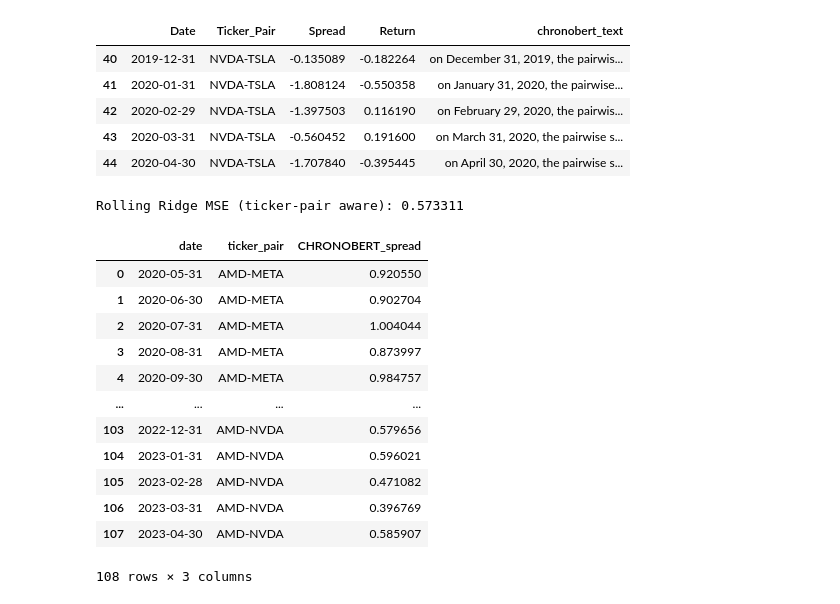
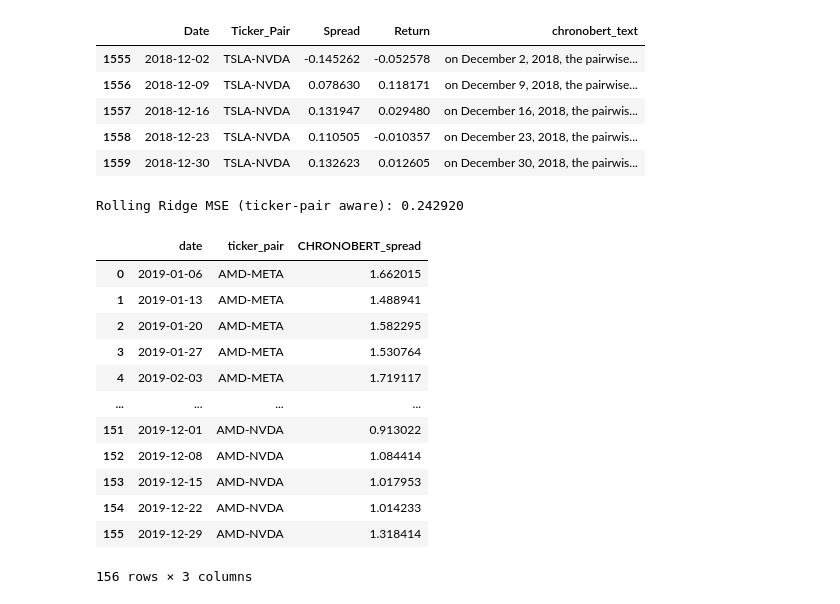
Before and after one commit to chackett24/CHRONO_pairs, a Jupyter notebook: chronobert.ipynb, the cells around one changed output. Drawn from its saved outputs; the diff is of its cells as text; code cells hidden in the pictures.

```diff
--- a/chronobert.ipynb
+++ b/chronobert.ipynb
@@ -1,35 +1,35 @@
 # %%
 import pandas as pd
 from dateutil.relativedelta import relativedelta
 
 
 
-df = pd.read_csv("outputs/spreads.csv")
+df = pd.read_csv("outputs/spreads_weekly_large.csv")
 
 
 df["formatted_date"] = pd.to_datetime(df["Date"]).dt.strftime("on %B %-d, %Y")
 df.rename(columns={"Ticker Pair": "Ticker_Pair"}, inplace=True)
 
 
 df[["tick1", "tick2"]] = df["Ticker_Pair"].str.split("-", expand=True)
 
 
 df["chronobert_text"] = (
     df["formatted_date"] + ", the pairwise spread between " +
     df["tick1"] + " and " + df["tick2"] +
     " closed at " + df["Spread"].astype(str) + "."
 )
 
 
 df.drop(columns=["formatted_date", "tick1", "tick2"], inplace=True)
 df.tail()
 # %% [output]
 |  | Date | Ticker_Pair | Spread | Return | chronobert_text |
-| 40 | 2019-12-31 | NVDA-TSLA | -0.135089 | -0.182264 | on December 31, 2019, the pairwis... |
-| 41 | 2020-01-31 | NVDA-TSLA | -1.808124 | -0.550358 | on January 31, 2020, the pairwise... |
-| 42 | 2020-02-29 | NVDA-TSLA | -1.397503 | 0.116190 | on February 29, 2020, the pairwis... |
-| 43 | 2020-03-31 | NVDA-TSLA | -0.560452 | 0.191600 | on March 31, 2020, the pairwise s... |
-| 44 | 2020-04-30 | NVDA-TSLA | -1.707840 | -0.395445 | on April 30, 2020, the pairwise s... |
+| 1555 | 2018-12-02 | TSLA-NVDA | -0.145262 | -0.052578 | on December 2, 2018, the pairwise... |
+| 1556 | 2018-12-09 | TSLA-NVDA | 0.078630 | 0.118171 | on December 9, 2018, the pairwise... |
+| 1557 | 2018-12-16 | TSLA-NVDA | 0.131947 | 0.029480 | on December 16, 2018, the pairwis... |
+| 1558 | 2018-12-23 | TSLA-NVDA | 0.110505 | -0.010357 | on December 23, 2018, the pairwis... |
+| 1559 | 2018-12-30 | TSLA-NVDA | 0.132623 | 0.012605 | on December 30, 2018, the pairwis... |
 # %%
 from transformers import AutoTokenizer, AutoModel
 import torch
@@ -128,6 +128,6 @@ for i in range(window_size, len(X)):
 mse = mean_squared_error(actuals, predictions)
 print(f"Rolling Ridge MSE (ticker-pair aware): {mse:.6f}")
 # %% [output]
-Rolling Ridge MSE (ticker-pair aware): 0.573311
+Rolling Ridge MSE (ticker-pair aware): 0.242920
 # %%
 import calendar
@@ -180,19 +182,19 @@ future_all = pd.concat(
 )
 # %%
 
-future_all.to_csv("outputs/CHRONOBERT_spreads.csv", index=False)
+future_all.to_csv("outputs/CHRONOBERT_spreads_weekly.csv", index=False)
 future_all
 # %% [output]
 |  | date | ticker_pair | CHRONOBERT_spread |
-| 0 | 2020-05-31 | AMD-META | 0.920550 |
-| 1 | 2020-06-30 | AMD-META | 0.902704 |
-| 2 | 2020-07-31 | AMD-META | 1.004044 |
-| 3 | 2020-08-31 | AMD-META | 0.873997 |
-| 4 | 2020-09-30 | AMD-META | 0.984757 |
+| 0 | 2019-01-06 | AMD-META | 1.662015 |
+| 1 | 2019-01-13 | AMD-META | 1.488941 |
+| 2 | 2019-01-20 | AMD-META | 1.582295 |
+| 3 | 2019-01-27 | AMD-META | 1.530764 |
+| 4 | 2019-02-03 | AMD-META | 1.719117 |
 | ... | ... | ... | ... |
-| 103 | 2022-12-31 | AMD-NVDA | 0.579656 |
-| 104 | 2023-01-31 | AMD-NVDA | 0.596021 |
-| 105 | 2023-02-28 | AMD-NVDA | 0.471082 |
-| 106 | 2023-03-31 | AMD-NVDA | 0.396769 |
-| 107 | 2023-04-30 | AMD-NVDA | 0.585907 |
+| 151 | 2019-12-01 | AMD-NVDA | 0.913022 |
+| 152 | 2019-12-08 | AMD-NVDA | 1.084414 |
+| 153 | 2019-12-15 | AMD-NVDA | 1.017953 |
+| 154 | 2019-12-22 | AMD-NVDA | 1.014233 |
+| 155 | 2019-12-29 | AMD-NVDA | 1.318414 |
-108 rows × 3 columns
+156 rows × 3 columns
```
Also changed, not shown: parts of 1 cell of this notebook, 1 other file.
